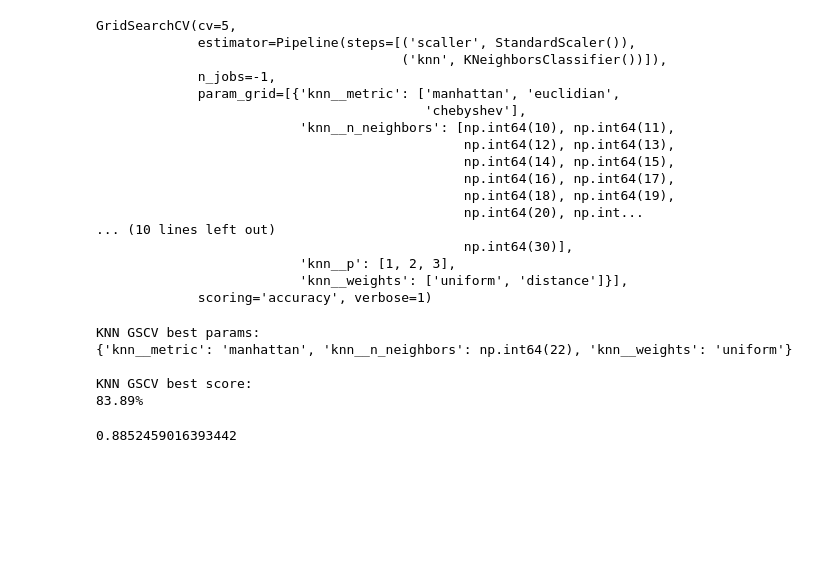
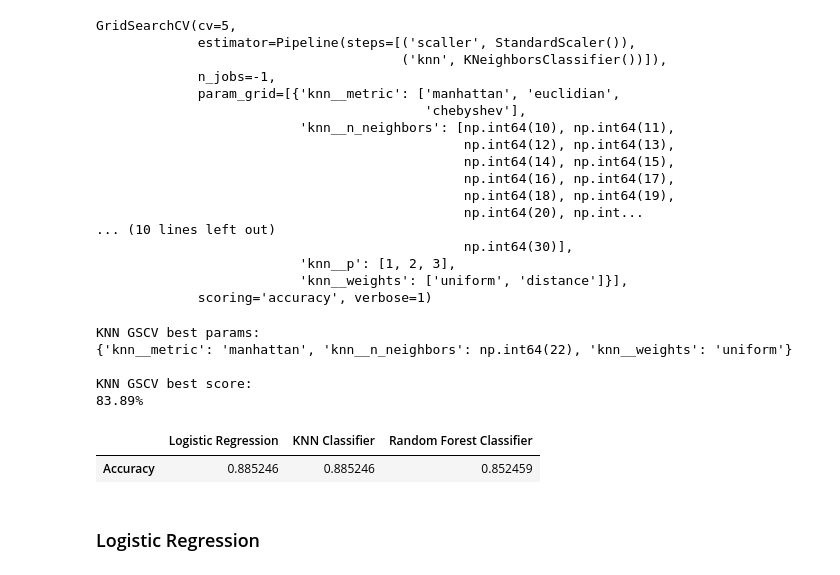
Before and after one commit to azharaul/ds-ml-learning-journey, a Jupyter notebook: projects/project-1-heart-disease-prediction/notebooks/end-to-end-heart-disease-classification.ipynb, the cells around one changed output. Saved outputs shown, nothing was run; the diff lists cells and outputs as text; code cells hidden in the pictures; blank space fills up the shorter version.

```diff
--- a/projects/project-1-heart-disease-prediction/notebooks/end-to-end-heart-disease-classification.ipynb
+++ b/projects/project-1-heart-disease-prediction/notebooks/end-to-end-heart-disease-classification.ipynb
@@ -437,6 +438,11 @@ KNN GSCV best params:
 KNN GSCV best score:
 83.89%
 # %%
-knn_gscv.score(X_test, y_test)
+model_scores_df["KNN Classifier"] = knn_gscv.score(X_test, y_test)
-# %% [output]
-0.8852459016393442
+# %%
+model_scores_df
+# %% [output]
+|  | Logistic Regression | KNN Classifier | Random Forest Classifier |
+| Accuracy | 0.885246 | 0.885246 | 0.852459 |
+# %% [markdown]
+### Logistic Regression
```
Also changed, not shown: parts of 16 cells of this notebook.
